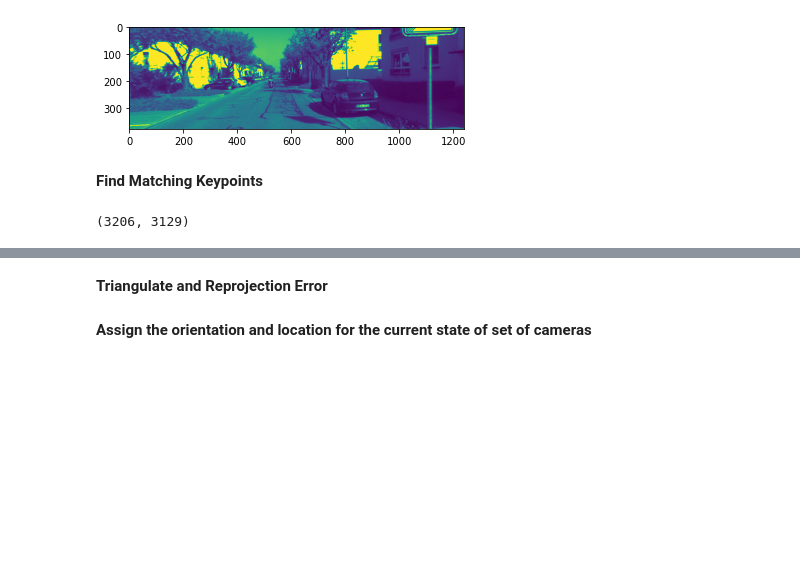
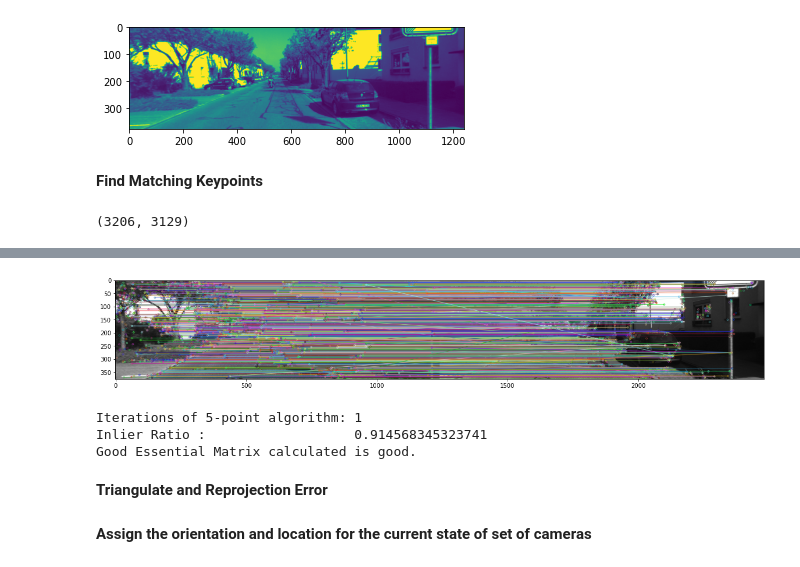
Before and after one commit to sakshamjindal/Stereo-Visual-SLAM-Odometry, a Jupyter notebook: notebooks/initial_processing.ipynb, the cells around one changed output, grey strips where cells are left out. Cells and saved outputs as stored; diff of their text form; code cells hidden in the pictures; blank space fills up the shorter version.

Commit message:
essential matrix and  inlier filtering [sandbox]

```diff
--- a/notebooks/initial_processing.ipynb
+++ b/notebooks/initial_processing.ipynb
@@ -89,11 +91,11 @@ if params.Debug.Plotting.Features:
 # %%
 params = yaml_parser(CONFIG_PATH)
-args_feature_matcher = params.Geometry.FeatureMatcher.Configs
+args_feature_matcher = params.geometry.featureMatcher.configs
 # %%
-indexParams = args_feature_matcher.IndexParams
-searchParams = args_feature_matcher.SearchParams
+indexParams = args_feature_matcher.indexParams
+searchParams = args_feature_matcher.searchParams
 
-if params.Geometry.FeatureMatcher.Method == "FlannMatcher":
+if params.geometry.featureMatcher.method == "FlannMatcher":
     matcher = cv2.FlannBasedMatcher(indexParams, searchParams)
 # %%
 matches = matcher.knnMatch(descriptorsLeft, descriptorsRight, args_feature_matcher.K);
@@ -104,21 +106,23 @@ ptsLeft = []
 ptsRight = []
 
 for m, n in matches:
-    if m.distance < args_feature_matcher.MaxRatio * n.distance:
+    if m.distance < args_feature_matcher.maxRatio * n.distance:
         goodMatches.append([m])
         ptsLeft.append(keyPointsLeft[m.queryIdx].pt)
-        ptsRight.append(keyPointsRight[n.trainIdx].pt)
+        ptsRight.append(keyPointsRight[m.trainIdx].pt)
 
 ptsLeft = np.array(ptsLeft).astype('float64')
 ptsRight = np.array(ptsRight).astype('float64')
 # %%
-if params.Debug.Plotting.FeatureMatches:
-    feature_matches = cv2.drawMatches(prevState.frames.left, keyPointsLeft,
+if params.debug.plotting.featureMatches:
+    feature_matches = cv2.drawMatchesKnn(prevState.frames.left, keyPointsLeft,
                                       prevState.frames.right, keyPointsRight,
-                                      matches, None, flags=0)
+                                      goodMatches, outImg = None, flags=0)
     plt.figure(figsize=(20,10))
     plt.imshow(feature_matches)
     plt.show()
+# %% [output]
+[figure, added]
 # %%
 prevState.matchedPoints.left = ptsLeft
 prevState.matchedPoints.right = ptsRight
@@ -126,6 +130,36 @@ prevState.keypoints.left = keyPointsLeft
 prevState.keypoints.right = keyPointsRight
 prevState.descriptors.left = descriptorsLeft
 prevState.descriptors.right = descriptorsRight
+# %%
+args_epipolar = params.geometry.epipolarGeometry
+
+for i in range(args_epipolar.numTrials):
+    _, mask_epipolar = cv2.findEssentialMat(prevState.matchedPoints.left,
+                                            prevState.matchedPoints.right,
+                                            dataset.intrinsic,
+                                            method = args_epipolar.method,
+                                            prob = args_epipolar.probability,
+                                            threshold = args_epipolar.threshold)
+
+    mask_epipolar = mask_epipolar.ravel().astype(bool)
+    ratio = sum(mask_epipolar) / len(mask_epipolar)
+
+    if (ratio > args_epipolar.inlierRatio):
+        print("Iterations of 5-point algorithm: {}".format(i+1))
+        print("Inlier Ratio :                   {}".format(ratio))
+        print("Good Essential Matrix calculated is good.")
+        break
+    else:
+        print("Bad Essential Matrix likely")
+        print("Inlier Ratio          : {}".format(ratio))
+        print("Run again. Iters Left : {}".format(args_epipolar.numTrials-i))
+        if i==args_epipolar.numTrials:
+            print("Fraction of inliers for E: {}".format())
+            print("Max iteration in 5-point algorithm trial reaches, bad E is likely ")
+# %% [output]
+Iterations of 5-point algorithm: 1
+Inlier Ratio :                   0.914568345323741
+Good Essential Matrix calculated is good.
 # %%
 detection_worker = DetectionEngine(prevState.frames, params.Geometry.params.Geometry.FeatureMatcher.Configs.K)
 # %%
```
Also changed, not shown: parts of 3 cells of this notebook, 1 other file.
